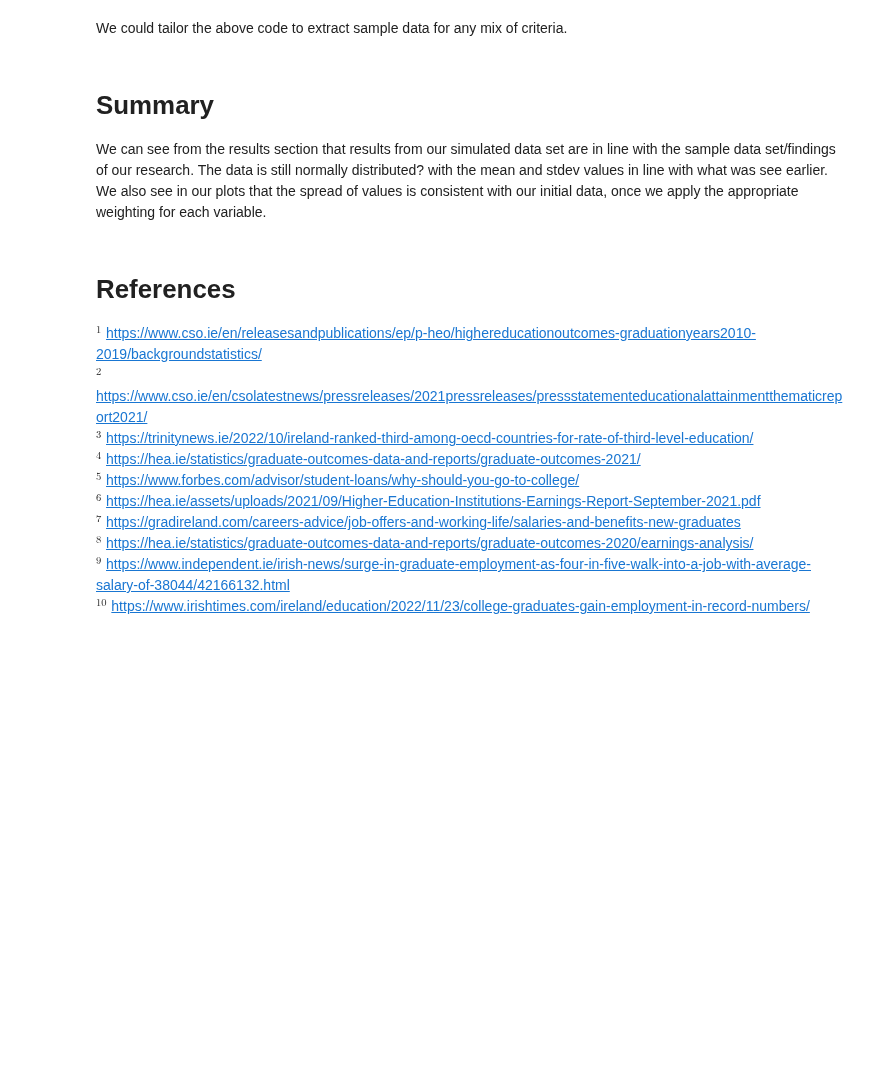
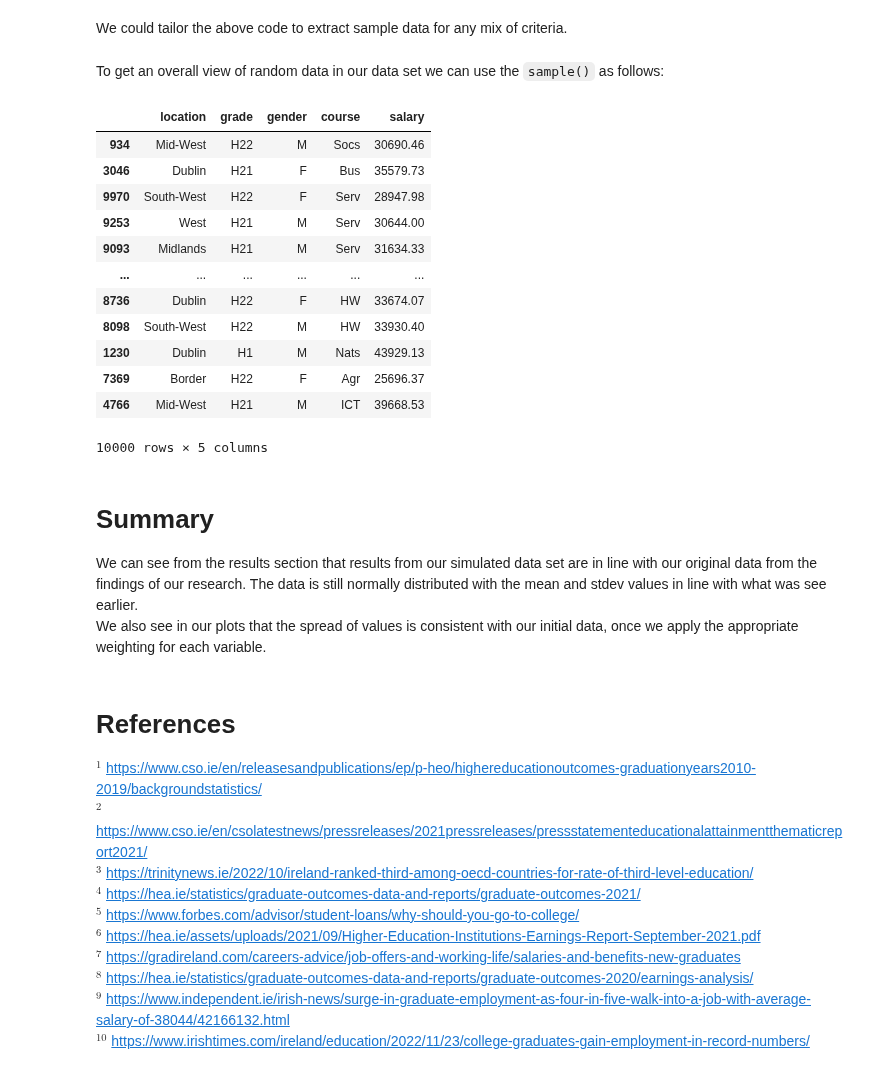
Before and after one commit to PeeBs68/prog_da_project1, a Jupyter notebook: project1.ipynb, the cells around one changed output. Cells and saved outputs as stored; diff of their text form; code cells hidden in the pictures; blank space fills up the shorter version.

Commit message:
Cleaned up some descriptions and increased sample sizes

````diff
--- a/project1.ipynb
+++ b/project1.ipynb
@@ -385,9 +405,27 @@ sample
 # %% [markdown]
 We could tailor the above code to extract sample data for any mix of criteria.
+# %% [markdown]
+To get an overall view of random data in our data set we can use the ```sample()``` as follows:
+# %%
+final_df.sample(frac=1)
+# %% [output]
+|  | location | grade | gender | course | salary |
+| 934 | Mid-West | H22 | M | Socs | 30690.46 |
+| 3046 | Dublin | H21 | F | Bus | 35579.73 |
+| 9970 | South-West | H22 | F | Serv | 28947.98 |
+| 9253 | West | H21 | M | Serv | 30644.00 |
+| 9093 | Midlands | H21 | M | Serv | 31634.33 |
+| ... | ... | ... | ... | ... | ... |
+| 8736 | Dublin | H22 | F | HW | 33674.07 |
+| 8098 | South-West | H22 | M | HW | 33930.40 |
+| 1230 | Dublin | H1 | M | Nats | 43929.13 |
+| 7369 | Border | H22 | F | Agr | 25696.37 |
+| 4766 | Mid-West | H21 | M | ICT | 39668.53 |
+10000 rows × 5 columns
 # %% [markdown]
 # Summary
 
-We can see from the results section that results from our simulated data set are in line with the sample data set/findings of our research. The data is still normally distributed? with the mean and stdev values in line with what was see earlier.
+We can see from the results section that results from our simulated data set are in line with our original data from the findings of our research. The data is still normally distributed with the mean and stdev values in line with what was see earlier.
 We also see in our plots that the spread of values is consistent with our initial data, once we apply the appropriate weighting for each variable.
 # %% [markdown]
 # References
````
Also changed, not shown: parts of 17 cells of this notebook.
